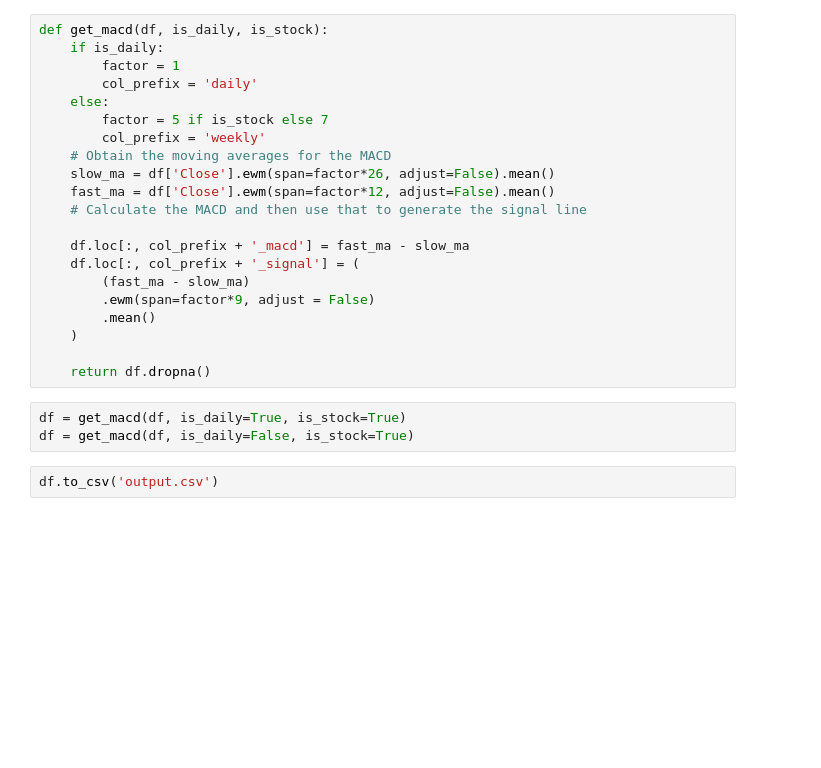
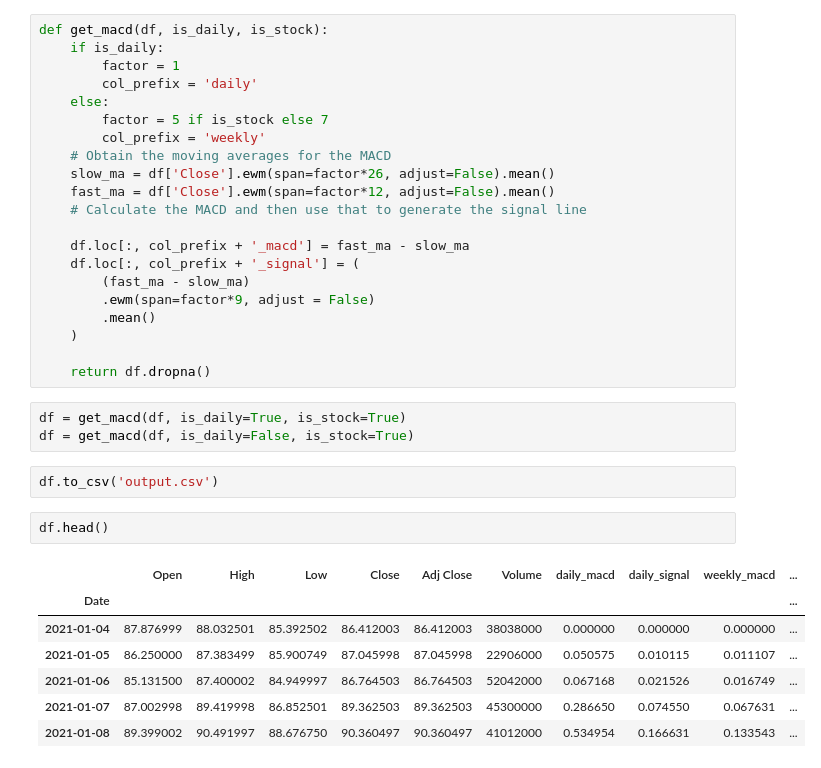
Before and after one commit to Dhruv2222/macd-implementation, a Jupyter notebook: macd.ipynb, the cells around one changed output. Drawn from its saved outputs; the diff is of its cells as text; blank space fills up the shorter version.

```diff
--- a/macd.ipynb
+++ b/macd.ipynb
@@ -32,3 +37,13 @@ df = get_macd(df, is_daily=True, is_stock=True)
 df = get_macd(df, is_daily=False, is_stock=True)
 # %%
 df.to_csv('output.csv')
+# %%
+df.head()
+# %% [output]
+|  | Open | High | Low | Close | Adj Close | Volume | daily_macd | daily_signal | weekly_macd | ... |
+| Date |  |  |  |  |  |  |  |  |  | ... |
+| 2021-01-04 | 87.876999 | 88.032501 | 85.392502 | 86.412003 | 86.412003 | 38038000 | 0.000000 | 0.000000 | 0.000000 | ... |
+| 2021-01-05 | 86.250000 | 87.383499 | 85.900749 | 87.045998 | 87.045998 | 22906000 | 0.050575 | 0.010115 | 0.011107 | ... |
+| 2021-01-06 | 85.131500 | 87.400002 | 84.949997 | 86.764503 | 86.764503 | 52042000 | 0.067168 | 0.021526 | 0.016749 | ... |
+| 2021-01-07 | 87.002998 | 89.419998 | 86.852501 | 89.362503 | 89.362503 | 45300000 | 0.286650 | 0.074550 | 0.067631 | ... |
+| 2021-01-08 | 89.399002 | 90.491997 | 88.676750 | 90.360497 | 90.360497 | 41012000 | 0.534954 | 0.166631 | 0.133543 | ... |
```
Also changed, not shown: parts of 5 cells of this notebook, 5 other files.
